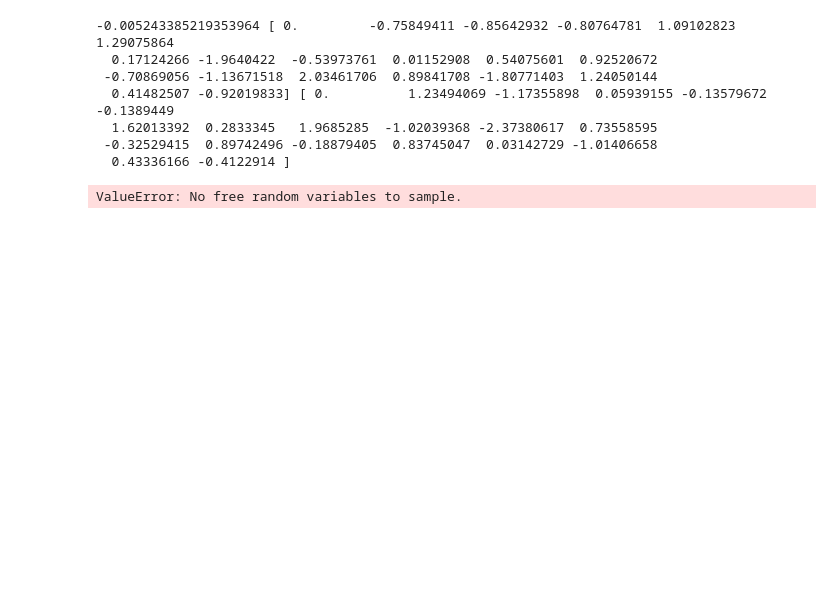
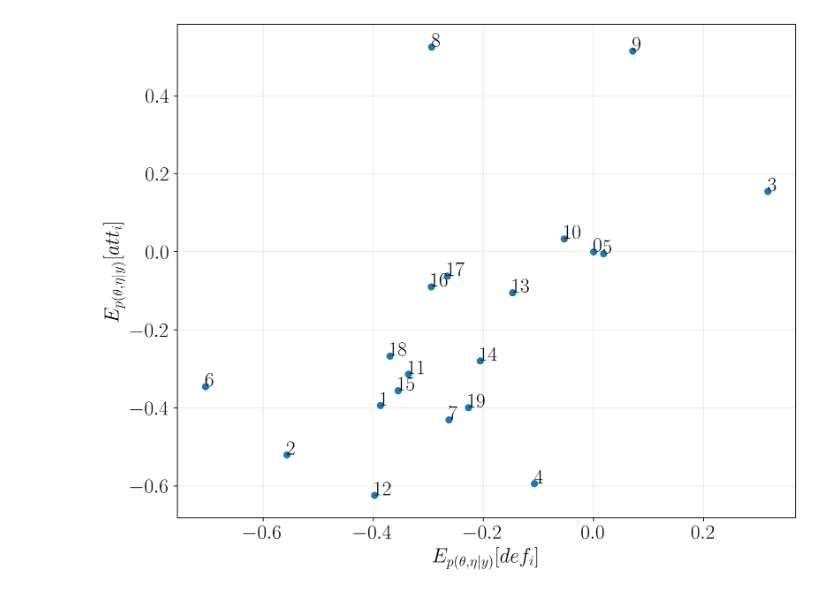
Before and after one commit to erik-norlin/SSY316-Advanced-Probabilistic-Machine-Learning, a Jupyter notebook: take-home-exam/Q2/Q2_notebook.ipynb, the cells around one changed output. Drawn from its saved outputs; the diff is of its cells as text; code cells hidden in the pictures; blank space fills up the shorter version.

```diff
--- a/take-home-exam/Q2/Q2_notebook.ipynb
+++ b/take-home-exam/Q2/Q2_notebook.ipynb
@@ -201,61 +240,18 @@ plt.show()
 # %%
-expected_attack = np.mean(home_batches[1])
-expected_defense = np.mean(home_batches[1])
+n_teams = 20
+expected_attack = np.mean(samples[:,:n_teams], 0)
+expected_defense = np.mean(samples[:,n_teams:-1], 0)
 
 fig = plt.figure()
 ax = plt.axes()
-ax.plot(expected_defense, expected_attack)
+ax.plot(expected_defense, expected_attack, 'o')
 for i in range(expected_defense.shape[0]):
     ax.text(expected_defense[i], expected_attack[i], str(i))
-ax.set_xlabel('$E[def_i]$')
-ax.set_ylabel('$E[att_i]$')
-ax.legend()
+ax.set_xlabel(r'$E_{p(\theta,\eta\mid y)}[def_i]$')
+ax.set_ylabel(r'$E_{p(\theta,\eta\mid y)}[att_i]$')
+ax.grid(True, alpha=0.25)
 fig.tight_layout()
-fig.savefig(f'report-images/attack_vs_defense.png', dpi=300)
+# fig.savefig(f'report-images/attack_vs_defense.png', dpi=300)
+plt.show()
+# %% [output]
+[figure, added]
-# %%
-
-goals_home = dataf['goals_home'].values.astype(int)
-goals_away = dataf['goals_away'].values.astype(int)
-home_team = dataf['home_team'].values.astype(int)
-away_team = dataf['away_team'].values.astype(int)
-
-n_teams = 20
-n_games = 380
-
-tau0 = 1/0.0001
-tau1 = 1/0.0001
-alpha = beta = 1
-
-with pm.Model() as model:
-
-    mu_attack = np.random.normal(0, 1/np.sqrt(tau1))
-    mu_defense = np.random.normal(0, 1/np.sqrt(tau1))
-    tau_attack = np.random.gamma(alpha, scale=1/beta)
-    tau_defense = np.random.gamma(alpha, scale=1/beta)
-
-    home = np.random.normal(0, 1/np.sqrt(tau0))
-    attack = np.random.normal(mu_attack, 1/np.sqrt(tau_attack), n_teams)
-    defense = np.random.normal(mu_defense, 1/np.sqrt(tau_defense), n_teams)
-
-    attack[0] = 0
-    defense[0] = 0
-
-    theta_home = np.exp(home + attack[home_team] + defense[away_team])
-    theta_away = np.exp(attack[away_team] + defense[home_team])
-
-    goals_home = pm.Poisson('goals_home', mu=theta_home, observed=dataf['goals_home'])
-    goals_away = pm.Poisson('goals_away', mu=theta_away, observed=dataf['goals_away'])
-
-    step= pm.Metropolis()
-    trace = pm.sample(5000, tune=2)
-
-# pm.summary(trace).round(2)
-# %% [output]
--0.005243385219353964 [ 0.         -0.75849411 -0.85642932 -0.80764781  1.09102823  1.29075864
-  0.17124266 -1.9640422  -0.53973761  0.01152908  0.54075601  0.92520672
- -0.70869056 -1.13671518  2.03461706  0.89841708 -1.80771403  1.24050144
-  0.41482507 -0.92019833] [ 0.          1.23494069 -1.17355898  0.05939155 -0.13579672 -0.1389449
-  1.62013392  0.2833345   1.9685285  -1.02039368 -2.37380617  0.73558595
- -0.32529415  0.89742496 -0.18879405  0.83745047  0.03142729 -1.01406658
-  0.43336166 -0.4122914 ]
-ValueError: No free random variables to sample.
```
Also changed, not shown: parts of 8 cells of this notebook, 43 other files.
